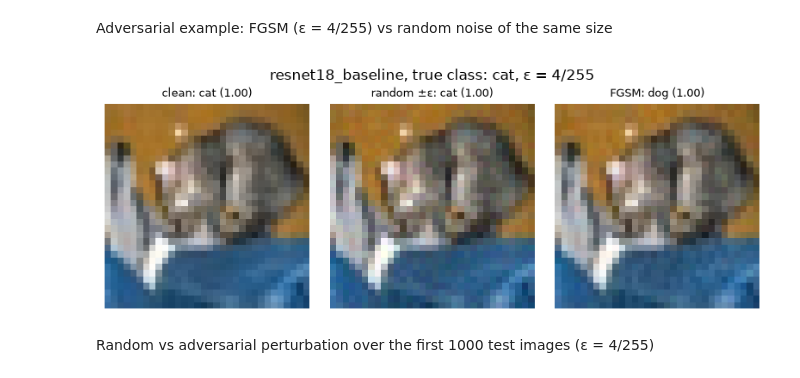
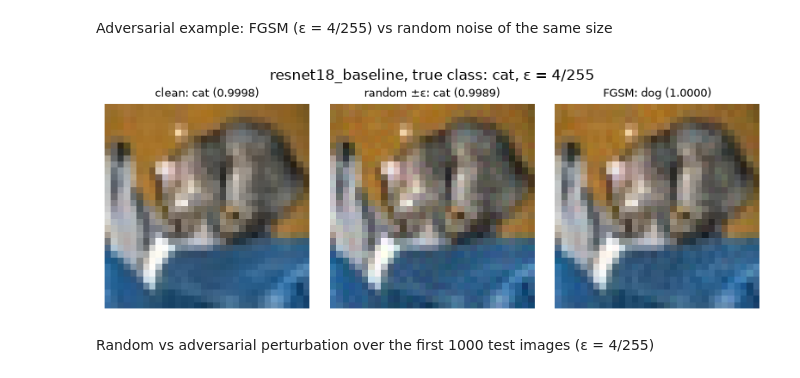
Before and after one commit to CiaranLynch1/Building-and-Evaluating-Convolutional-Neural-Networks, a Jupyter notebook: task5.ipynb, the cells around one changed output. Drawn from its saved outputs; the diff is of its cells as text; code cells hidden in the pictures.

```diff
--- a/task5.ipynb
+++ b/task5.ipynb
@@ -121,31 +121,31 @@ plt.tight_layout(); plt.show()
 Adversarial example: FGSM (ε = 4/255) vs random noise of the same size
 # %%
 def fgsm(model, raw, target, epsilon):
-    # FGSM: one step of size epsilon along the sign of the loss gradient w.r.t. the raw pixels (L∞ constraint)
+    # FGSM: as used in Lab2 A8. (Fast Gradient Sign Method)
     attack_input = raw.clone().requires_grad_(True)
     attack_loss = torch.nn.functional.cross_entropy(model(prepare_inputs(attack_input, stats)), target)
     (pixel_gradient,) = torch.autograd.grad(attack_loss, attack_input)
     return (attack_input + epsilon * pixel_gradient.sign()).clamp(0, 1).detach()
 
 attacked_model = models[MODEL]
 image_index = int(correct.nonzero()[0])  # first test image the model classifies correctly
 image, label = X_test[image_index], int(y_test[image_index])
-EPSILON = 4 / 255  # L∞ budget in raw pixel units
+EPSILON = 4 / 255  # perturbation constant used for both fgsm and noise.
 
 clean_image = image.unsqueeze(0).to(device)
 fgsm_image = fgsm(attacked_model, clean_image, torch.tensor([label], device=device), EPSILON)
 torch.manual_seed(0)  # random ±epsilon perturbation of the same size, for comparison
 random_image = (clean_image + EPSILON * torch.randn_like(clean_image).sign()).clamp(0, 1)
 
 images = {"clean": clean_image, "random ±ε": random_image, "FGSM": fgsm_image}
 image_probs = predict_proba(attacked_model, torch.cat(list(images.values())))
 fig, axes = plt.subplots(1, 3, figsize=(8, 3))
 for ax, (k, img), prob in zip(axes, images.items(), image_probs):
     ax.imshow(img[0].cpu().permute(1, 2, 0)); ax.axis("off")
-    ax.set_title(f"{k}: {CLASS_NAMES[prob.argmax()]} ({prob.max():.2f})", fontsize=9)
+    ax.set_title(f"{k}: {CLASS_NAMES[prob.argmax()]} ({prob.max():.4f})", fontsize=9)
 fig.suptitle(f"{MODEL}, true class: {CLASS_NAMES[label]}, ε = 4/255"); plt.tight_layout(); plt.show()
 # %% [output]
-[figure, old version]
+[figure, new version]
 # %% [markdown]
 Random vs adversarial perturbation over the first 1000 test images (ε = 4/255)
 # %%
```
